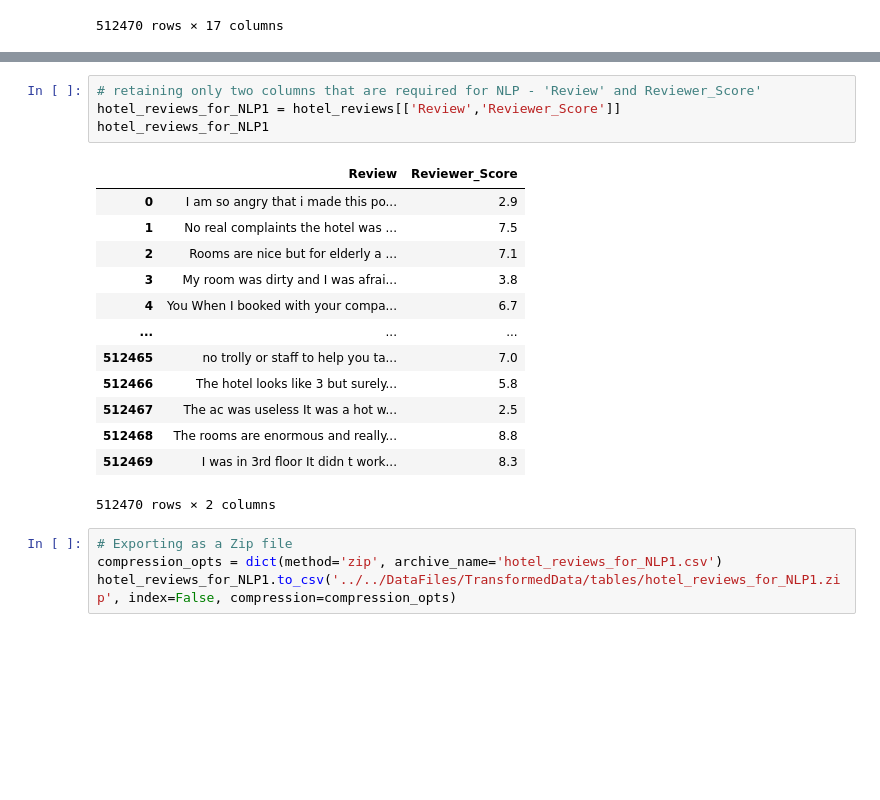
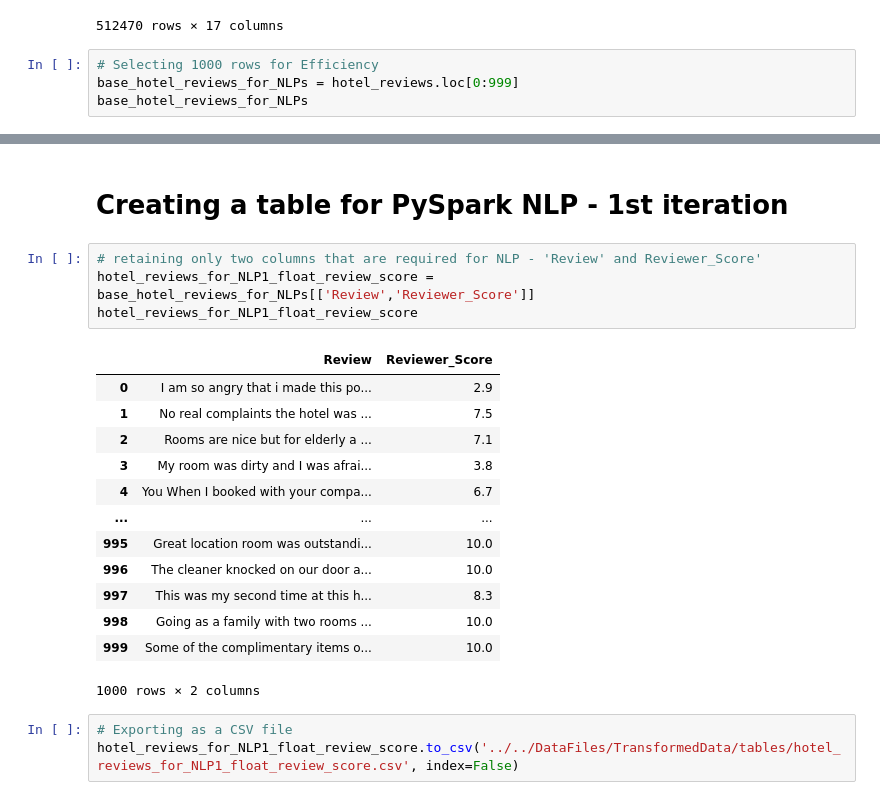
Before and after one commit to Govind-Patwal/My_Testing_Corner_at_GitHub, a Jupyter notebook: _Test_Module20_Project/MachineLearning/Flagship_ML_NLP_PySpark/Step1_NLP_Attempt1_Data_Preprocessing.ipynb, the cells around one changed output, grey strips where cells are left out. Drawn from its saved outputs; the diff is of its cells as text; blank space fills up the shorter version.

```diff
--- a/_Test_Module20_Project/MachineLearning/Flagship_ML_NLP_PySpark/Step1_NLP_Attempt1_Data_Preprocessing.ipynb
+++ b/_Test_Module20_Project/MachineLearning/Flagship_ML_NLP_PySpark/Step1_NLP_Attempt1_Data_Preprocessing.ipynb
@@ -73,3 +73,7 @@ hotel_reviews
 | 512468 | 512468 | Wurzbachgasse 21 15 Rudolfsheim F... | 168 | 8/17/2015 | 8.1 | Atlantis Hotel Vienna | ... |
 | 512469 | 512469 | Wurzbachgasse 21 15 Rudolfsheim F... | 168 | 8/9/2015 | 8.1 | Atlantis Hotel Vienna | ... |
 512470 rows × 17 columns
+# %%
+# Selecting 1000 rows for Efficiency
+base_hotel_reviews_for_NLPs = hotel_reviews.loc[0:999]
+base_hotel_reviews_for_NLPs
@@ -76,22 +94,23 @@ hotel_reviews
+# %% [markdown]
+# Creating a table for PySpark NLP - 1st iteration
 # %%
 # retaining only two columns that are required for NLP - 'Review' and Reviewer_Score'
-hotel_reviews_for_NLP1 = hotel_reviews[['Review','Reviewer_Score']]
-hotel_reviews_for_NLP1
+hotel_reviews_for_NLP1_float_review_score = base_hotel_reviews_for_NLPs[['Review','Reviewer_Score']]
+hotel_reviews_for_NLP1_float_review_score
 # %% [output]
 |  | Review | Reviewer_Score |
 | 0 | I am so angry that i made this po... | 2.9 |
 | 1 | No real complaints the hotel was ... | 7.5 |
 | 2 | Rooms are nice but for elderly a ... | 7.1 |
 | 3 | My room was dirty and I was afrai... | 3.8 |
 | 4 | You When I booked with your compa... | 6.7 |
 | ... | ... | ... |
-| 512465 | no trolly or staff to help you ta... | 7.0 |
-| 512466 | The hotel looks like 3 but surely... | 5.8 |
-| 512467 | The ac was useless It was a hot w... | 2.5 |
-| 512468 | The rooms are enormous and really... | 8.8 |
-| 512469 | I was in 3rd floor It didn t work... | 8.3 |
+| 995 | Great location room was outstandi... | 10.0 |
+| 996 | The cleaner knocked on our door a... | 10.0 |
+| 997 | This was my second time at this h... | 8.3 |
+| 998 | Going as a family with two rooms ... | 10.0 |
+| 999 | Some of the complimentary items o... | 10.0 |
-512470 rows × 2 columns
+1000 rows × 2 columns
 # %%
-# Exporting as a Zip file
-compression_opts = dict(method='zip', archive_name='hotel_reviews_for_NLP1.csv')
-hotel_reviews_for_NLP1.to_csv('../../DataFiles/TransformedData/tables/hotel_reviews_for_NLP1.zip', index=False, compression=compression_opts)
+# Exporting as a CSV file
+hotel_reviews_for_NLP1_float_review_score.to_csv('../../DataFiles/TransformedData/tables/hotel_reviews_for_NLP1_float_review_score.csv', index=False)
```
Also changed, not shown: parts of 1 cell of this notebook, 36 other files.
